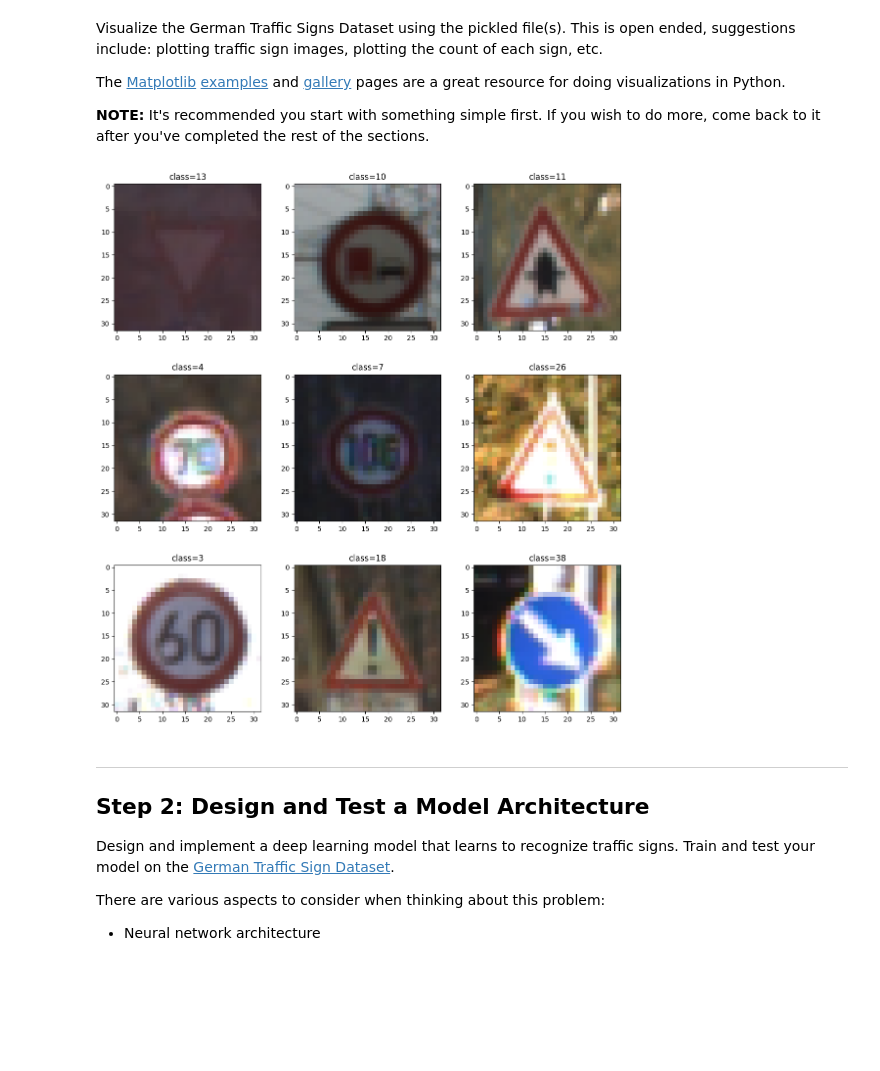
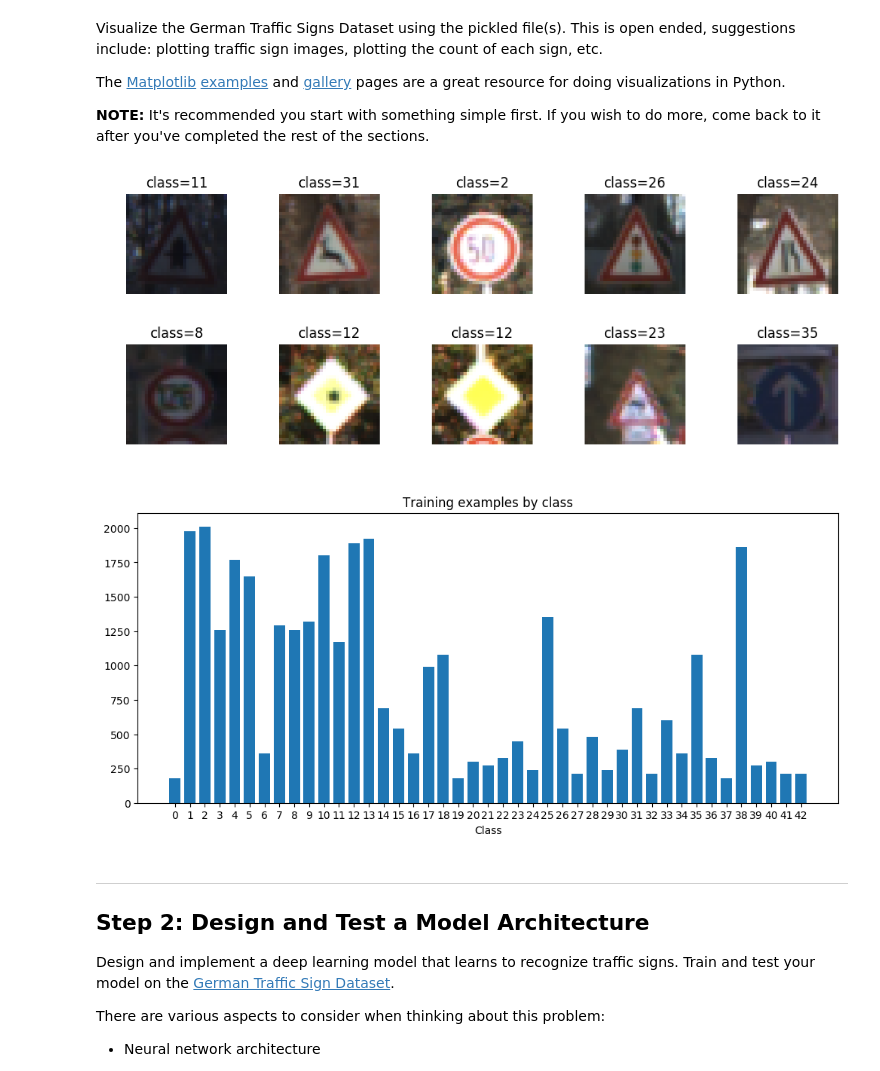
Before and after one commit to DukeXar/CarND-Traffic-Sign-Classifier-Project-pub, a Jupyter notebook: Traffic_Sign_Classifier.ipynb, the cells around one changed output. Cells and saved outputs as stored; diff of their text form; code cells hidden in the pictures; blank space fills up the shorter version.

```diff
--- a/Traffic_Sign_Classifier.ipynb
+++ b/Traffic_Sign_Classifier.ipynb
@@ -88,28 +88,52 @@ The [Matplotlib](http://matplotlib.org/) [examples](http://matplotlib.org/exampl
 # %%
 ### Data exploration visualization code goes here.
 ### Feel free to use as many code cells as needed.
 import matplotlib.pyplot as plt
+import matplotlib.cm
 import random
 # Visualizations will be shown in the notebook.
 %matplotlib inline
 
-def display_random_images(x, y, x_cnt=3, y_cnt=3):
+def display_random_images(x, y, x_cnt=5, y_cnt=2):
     plt.rcdefaults()
-    figsize = (14, 14)
 
-    fig, axes = plt.subplots(x_cnt, y_cnt, figsize=figsize)
-    fig.subplots_adjust(hspace=0.3, wspace=0.05)
+    fig, axes = plt.subplots(y_cnt, x_cnt, figsize=(12, 4))
+    fig.subplots_adjust(hspace=0.5, wspace=0.05)
     for ax in axes.flat:
         idx = random.randint(0, len(x))
-        im = ax.imshow(x[idx])
+        if len(x[idx].shape) < 3 or x[idx].shape[2] == 1:
+            img = x[idx].copy()
+            ax.imshow(img.reshape(img.shape[0:2]), cmap=matplotlib.cm.gray)
+        else:
+            ax.imshow(x[idx])
         ax.set_title("class={}".format(y[idx]))
-        ax.axis('on')
+        ax.axis('off')
+
+    plt.show()
+
+
+def display_images(images, y_cnt, x_cnt):
+    plt.rcdefaults()
+
+    fig, axes = plt.subplots(y_cnt, x_cnt, figsize=(2, 2))
+    fig.subplots_adjust(hspace=0.5, wspace=0.05)
+    idx = 0
+    for ax in axes.flat:
+        image = images[idx]
+        if len(image.shape) < 3 or image.shape[2] == 1:
+            img = image.copy()
+            ax.imshow(img.reshape(img.shape[0:2]), cmap=matplotlib.cm.gray)
+        else:
+            ax.imshow(image)
+        idx += 1
+        #ax.set_title("class={}".format(y[idx]))
+        ax.axis('off')
 
     plt.show()
 
 display_random_images(X_train, y_train)
 # %% [output]
-[figure, old version]
+[figure, new version]
 # %%
 def count_by_class(y_train):
     result = {}
@@ -142,8 +166,10 @@ def plot_counts_by_class(y_train, title):
     ax.set_title(title)
     plt.show()
 
-#plot_counts_by_class(y_train, 'Training examples by class')
+plot_counts_by_class(y_train, 'Training examples by class')
 #plot_counts_by_class(y_test, 'Test examples by class')
+# %% [output]
+[figure, added]
 # %% [markdown]
 ----
 
```
Also changed, not shown: parts of 8 cells of this notebook.
